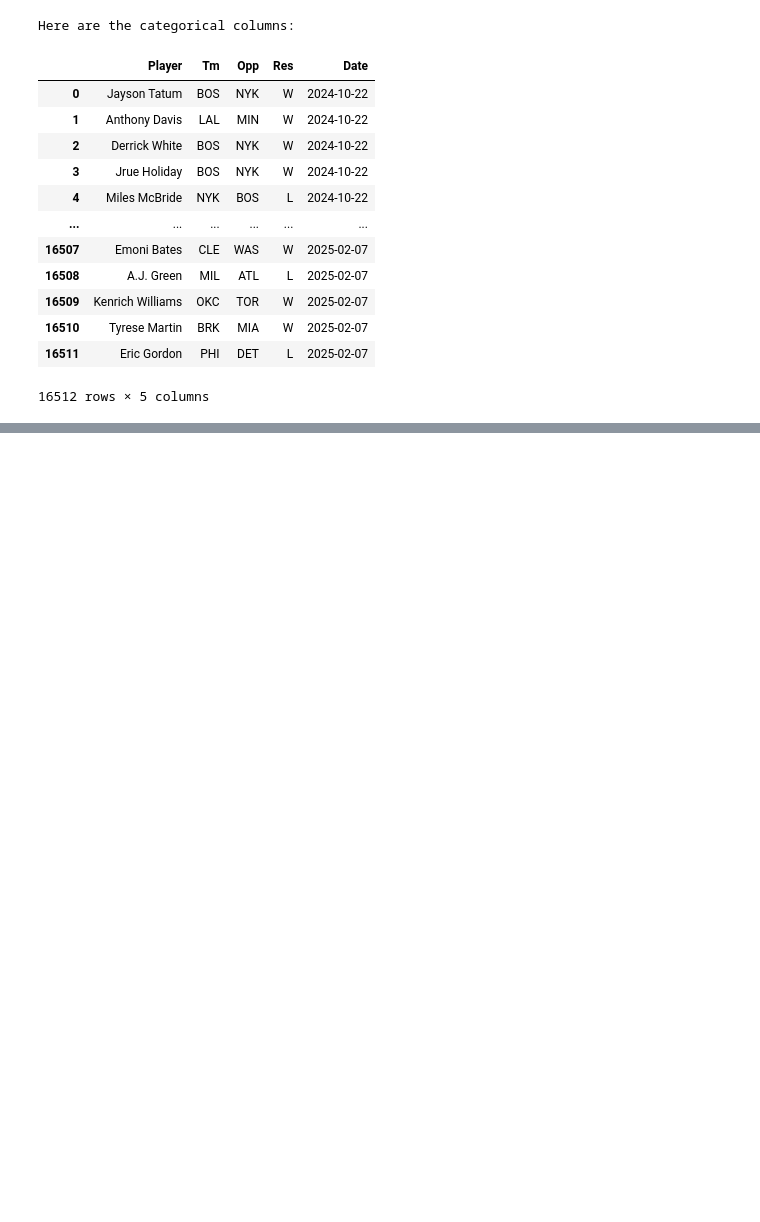
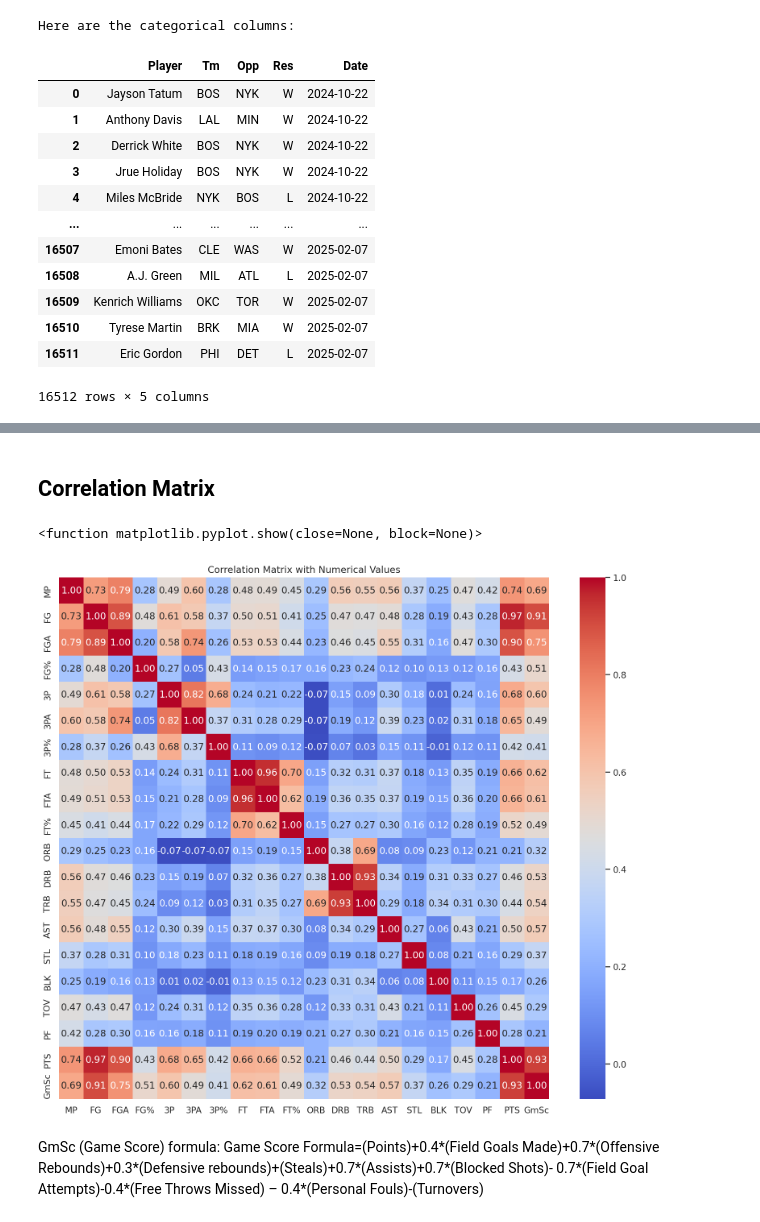
Before and after one commit to KylePineiroCode/nba_web_app_predictor, a Jupyter notebook: notebooks/EDA_Notebook.ipynb, the cells around one changed output, grey strips where cells are left out. Drawn from its saved outputs; the diff is of its cells as text; code cells hidden in the pictures; blank space fills up the shorter version.

```diff
--- a/notebooks/EDA_Notebook.ipynb
+++ b/notebooks/EDA_Notebook.ipynb
@@ -147,0 +196,14 @@ Here are the categorical columns:
+# %% [markdown]
+## Correlation Matrix
+# %%
+plt.Figure(figsize=(14, 12))
+correlation_matrix = num_cols.corr()
+sns.heatmap(correlation_matrix, annot=True, cmap='coolwarm', fmt=".2f")
+plt.title('Correlation Matrix with Numerical Values')
+plt.show
+# %% [output]
+<function matplotlib.pyplot.show(close=None, block=None)>
+[figure, added]
+# %% [markdown]
+GmSc (Game Score) formula:
+Game Score Formula=(Points)+0.4*(Field Goals Made)+0.7*(Offensive Rebounds)+0.3*(Defensive rebounds)+(Steals)+0.7*(Assists)+0.7*(Blocked Shots)- 0.7*(Field Goal Attempts)-0.4*(Free Throws Missed) – 0.4*(Personal Fouls)-(Turnovers)
```
Also changed, not shown: parts of 5 cells of this notebook.
